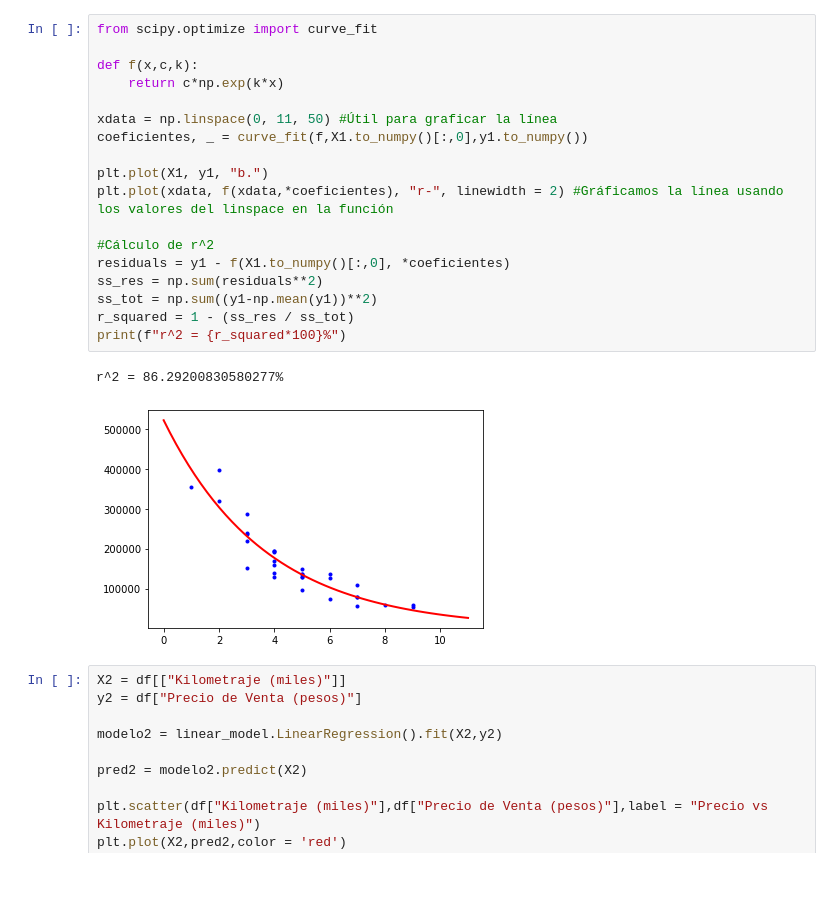
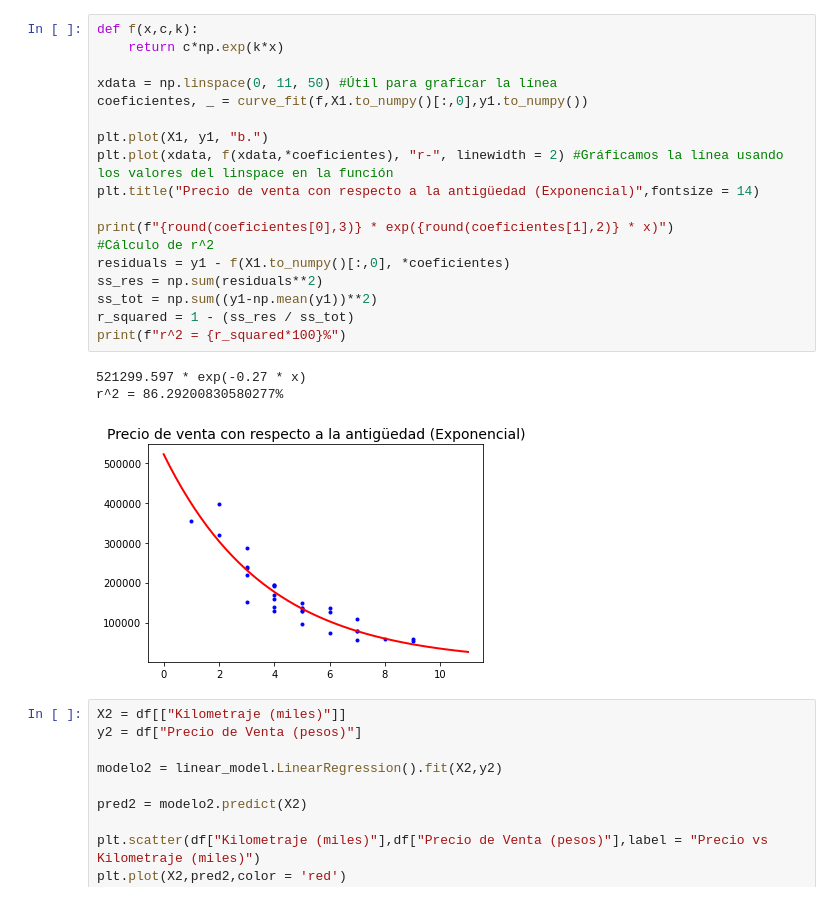
Before and after one commit to Armandotrsg/Estadistica, a Jupyter notebook: PrimeraEtapa.ipynb, the cells around one changed output. Drawn from its saved outputs; the diff is of its cells as text.

```diff
--- a/PrimeraEtapa.ipynb
+++ b/PrimeraEtapa.ipynb
@@ -72,25 +74,26 @@ print(f"r^2 = {lin_reg.score(x_poly,y1)*100}%")
 r^2 = 86.55469616300763%
 # %%
-from scipy.optimize import curve_fit
-
 def f(x,c,k):
     return c*np.exp(k*x)
 
 xdata = np.linspace(0, 11, 50) #Útil para graficar la línea
 coeficientes, _ = curve_fit(f,X1.to_numpy()[:,0],y1.to_numpy())
 
 plt.plot(X1, y1, "b.")
 plt.plot(xdata, f(xdata,*coeficientes), "r-", linewidth = 2) #Gráficamos la línea usando los valores del linspace en la función
+plt.title("Precio de venta con respecto a la antigüedad (Exponencial)",fontsize = 14)
 
+print(f"{round(coeficientes[0],3)} * exp({round(coeficientes[1],2)} * x)")
 #Cálculo de r^2
 residuals = y1 - f(X1.to_numpy()[:,0], *coeficientes)
 ss_res = np.sum(residuals**2)
 ss_tot = np.sum((y1-np.mean(y1))**2)
 r_squared = 1 - (ss_res / ss_tot)
 print(f"r^2 = {r_squared*100}%")
 # %% [output]
+521299.597 * exp(-0.27 * x)
 r^2 = 86.29200830580277%
-[figure, old version]
+[figure, new version]
 # %%
 X2 = df[["Kilometraje (miles)"]]
 y2 = df["Precio de Venta (pesos)"]
```
Also changed, not shown: parts of 5 cells of this notebook.
